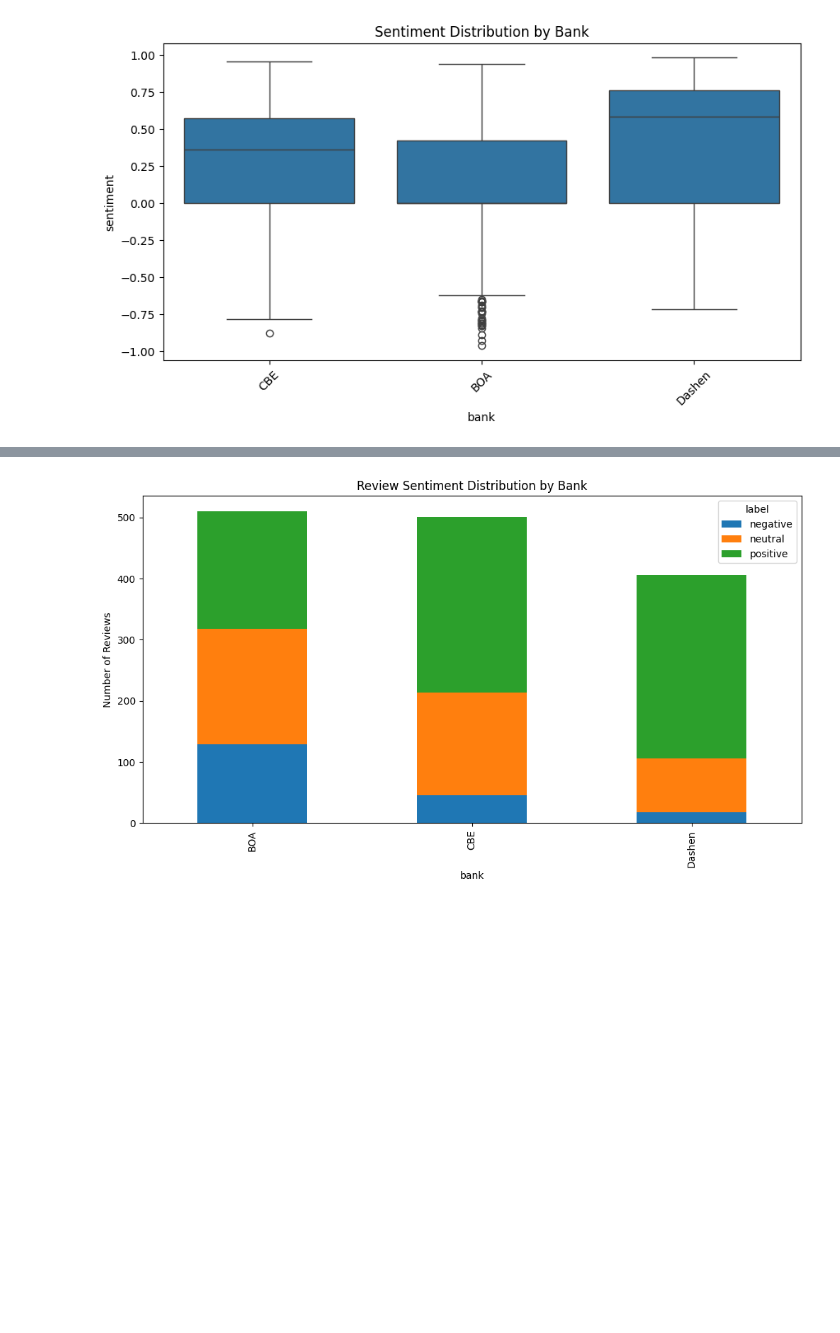
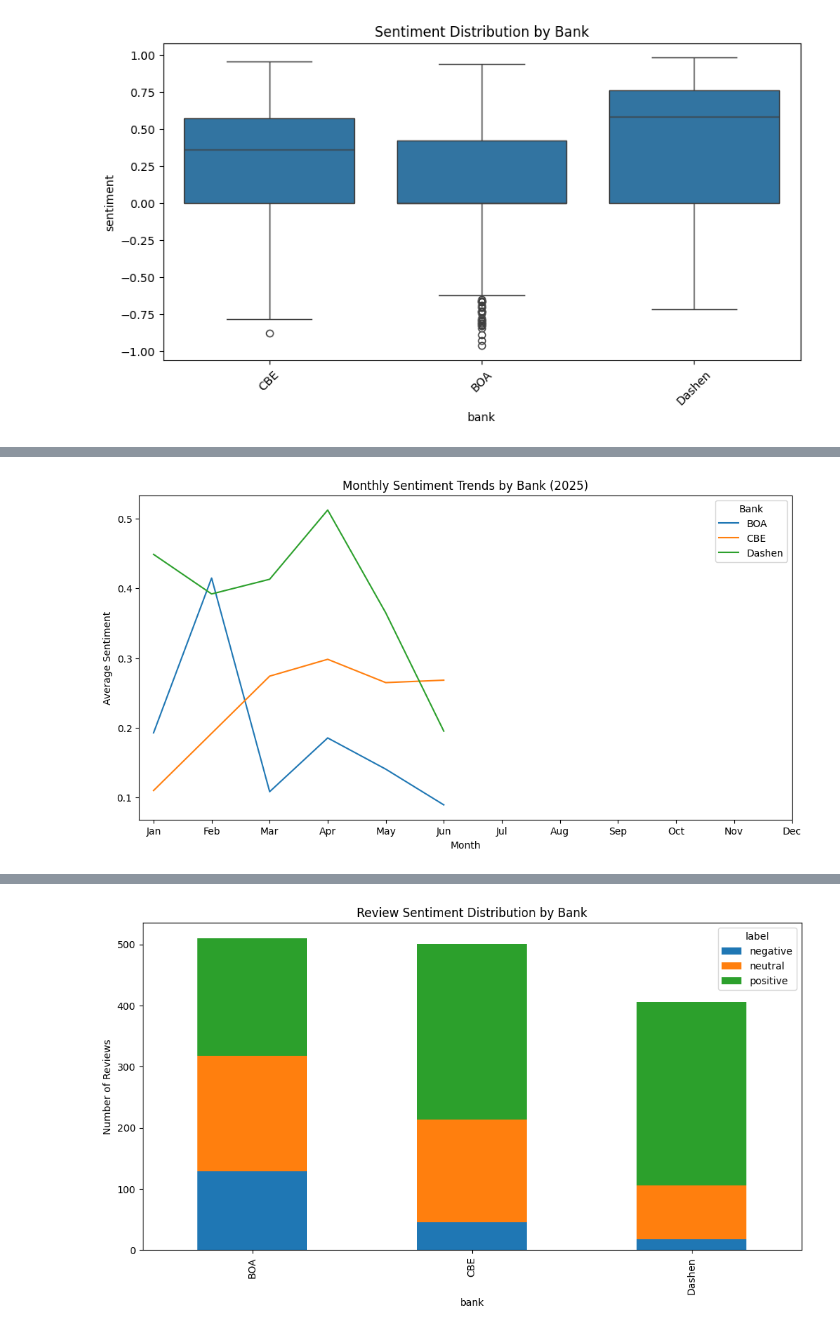
Before and after one commit to abrehamashebir/KAIM-week2-fintech-reviews, a Jupyter notebook: notebooks/review_insights.ipynb, the cells around one changed output, grey strips where cells are left out. Drawn from its saved outputs; the diff is of its cells as text; code cells hidden in the pictures; blank space fills up the shorter version.

```diff
--- a/notebooks/review_insights.ipynb
+++ b/notebooks/review_insights.ipynb
@@ -38,0 +47,23 @@ plt.show()
+# %%
+# Extract year and month
+df['year'] = df['date'].dt.year
+df['month'] = df['date'].dt.month
+
+# Filter for 2025 only
+df_2025 = df[df['year'] == 2025]
+
+# Group and calculate average sentiment
+monthly_sentiment_2025 = df_2025.groupby(['month', 'bank'])['sentiment'].mean().reset_index()
+
+# Plotting
+plt.figure(figsize=(12, 6))
+sns.lineplot(data=monthly_sentiment_2025, x='month', y='sentiment', hue='bank', markers=True)
+plt.title('Monthly Sentiment Trends by Bank (2025)')
+plt.xlabel('Month')
+plt.ylabel('Average Sentiment')
+plt.xticks(range(1, 13), ['Jan', 'Feb', 'Mar', 'Apr', 'May', 'Jun',
+                          'Jul', 'Aug', 'Sep', 'Oct', 'Nov', 'Dec'])
+plt.legend(title='Bank')
+plt.show()
+# %% [output]
+[figure, added]
```
Also changed, not shown: parts of 6 cells of this notebook.
